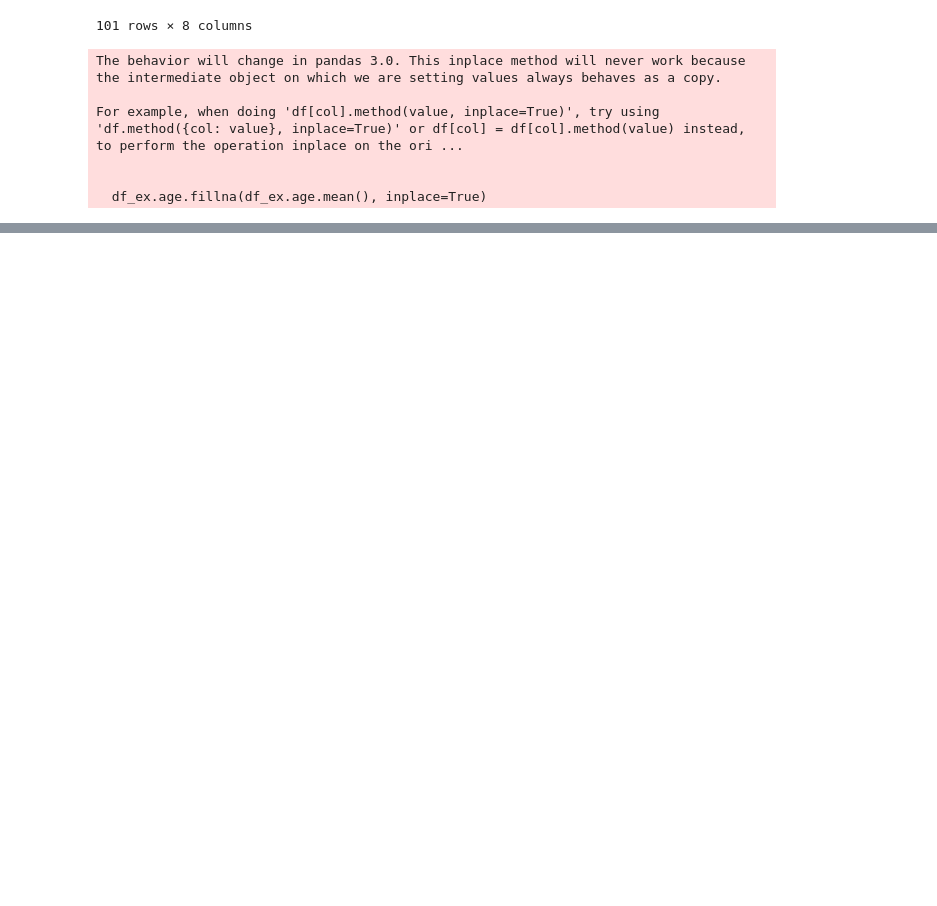
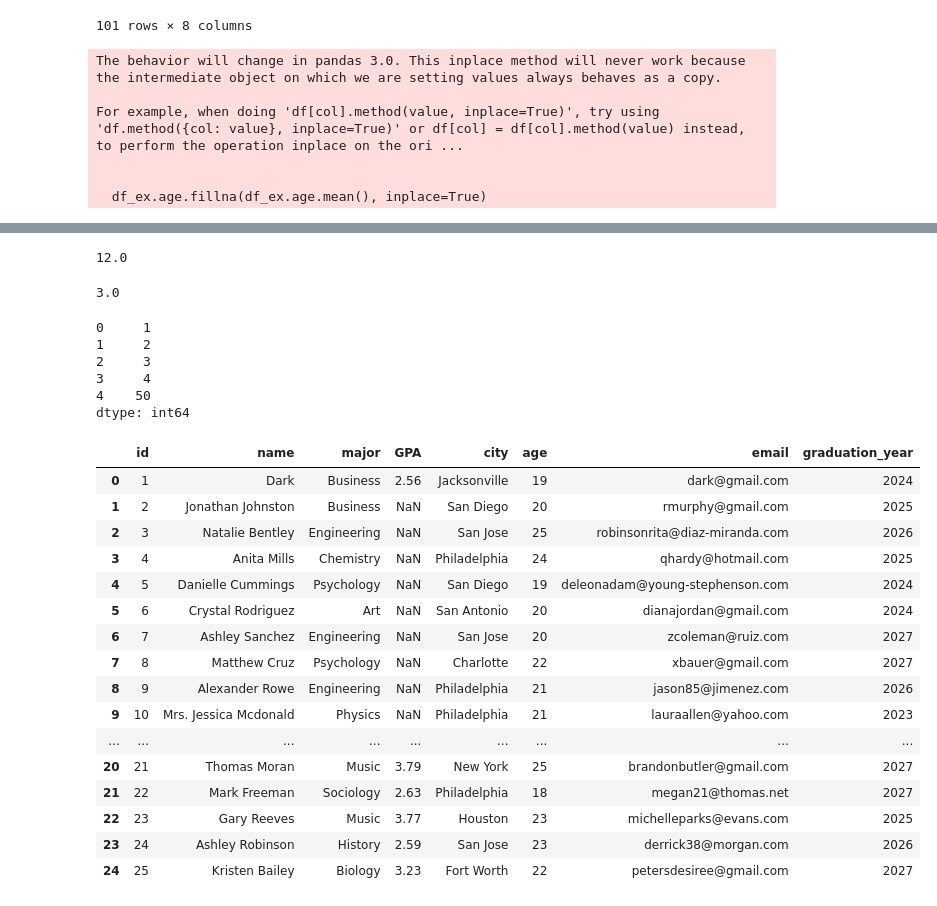
Before and after one commit to codewithdark-git/AI-ML-DL-Notebook, a Jupyter notebook: Python_Libraries/Pandas.ipynb, the cells around one changed output, grey strips where cells are left out. Drawn from its saved outputs; the diff is of its cells as text; code cells hidden in the pictures; blank space fills up the shorter version.

```diff
--- a/Python_Libraries/Pandas.ipynb
+++ b/Python_Libraries/Pandas.ipynb
@@ -1656,0 +1821,37 @@ df_ex
+# %%
+pd_ser.mean()
+# %% [output]
+12.0
+# %%
+pd_ser.median()
+# %% [output]
+3.0
+# %%
+pd_ser.mode()
+# %% [output]
+0     1
+1     2
+2     3
+3     4
+4    50
+dtype: int64
+# %%
+df_ex.head(25)
+# %% [output]
+|  | id | name | major | GPA | city | age | email | graduation_year |
+| 0 | 1 | Dark | Business | 2.56 | Jacksonville | 19 | dark@gmail.com | 2024 |
+| 1 | 2 | Jonathan Johnston | Business | NaN | San Diego | 20 | rmurphy@gmail.com | 2025 |
+| 2 | 3 | Natalie Bentley | Engineering | NaN | San Jose | 25 | robinsonrita@diaz-miranda.com | 2026 |
+| 3 | 4 | Anita Mills | Chemistry | NaN | Philadelphia | 24 | qhardy@hotmail.com | 2025 |
+| 4 | 5 | Danielle Cummings | Psychology | NaN | San Diego | 19 | deleonadam@young-stephenson.com | 2024 |
+| 5 | 6 | Crystal Rodriguez | Art | NaN | San Antonio | 20 | dianajordan@gmail.com | 2024 |
+| 6 | 7 | Ashley Sanchez | Engineering | NaN | San Jose | 20 | zcoleman@ruiz.com | 2027 |
+| 7 | 8 | Matthew Cruz | Psychology | NaN | Charlotte | 22 | xbauer@gmail.com | 2027 |
+| 8 | 9 | Alexander Rowe | Engineering | NaN | Philadelphia | 21 | jason85@jimenez.com | 2026 |
+| 9 | 10 | Mrs. Jessica Mcdonald | Physics | NaN | Philadelphia | 21 | lauraallen@yahoo.com | 2023 |
+| ... | ... | ... | ... | ... | ... | ... | ... | ... |
+| 20 | 21 | Thomas Moran | Music | 3.79 | New York | 25 | brandonbutler@gmail.com | 2027 |
+| 21 | 22 | Mark Freeman | Sociology | 2.63 | Philadelphia | 18 | megan21@thomas.net | 2027 |
+| 22 | 23 | Gary Reeves | Music | 3.77 | Houston | 23 | michelleparks@evans.com | 2025 |
+| 23 | 24 | Ashley Robinson | History | 2.59 | San Jose | 23 | derrick38@morgan.com | 2026 |
+| 24 | 25 | Kristen Bailey | Biology | 3.23 | Fort Worth | 22 | petersdesiree@gmail.com | 2027 |
```
Also changed, not shown: parts of 19 cells of this notebook.
